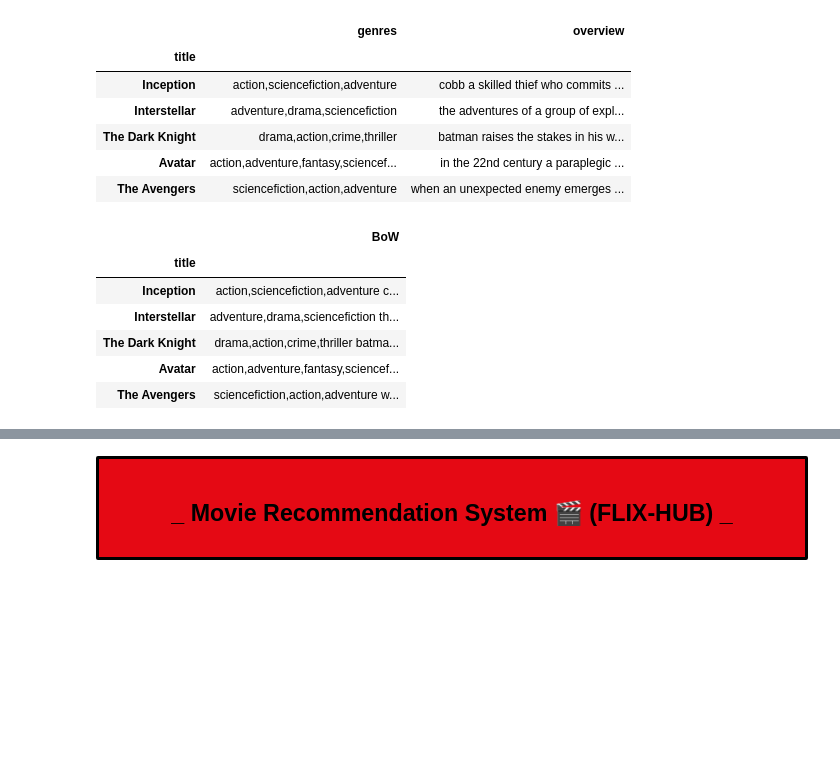
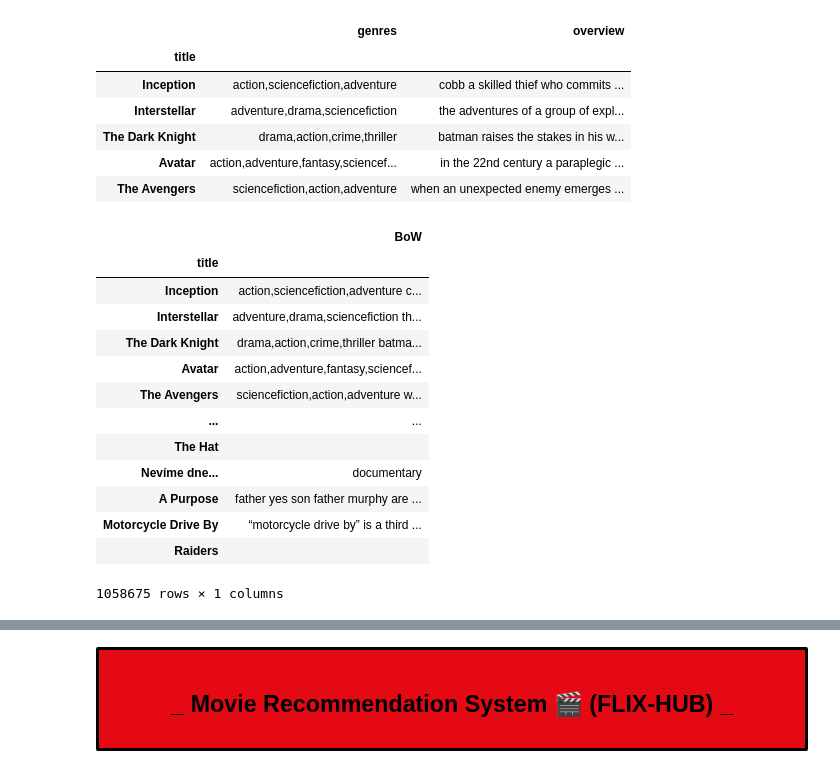
Before and after one commit to fourat-gazzeh/Movie-Recommendation-System, a Jupyter notebook: Model projet Movie Recommandation System/Copy of Movie Recommendation System.ipynb, the cells around one changed output, grey strips where cells are left out. Cells and saved outputs as stored; diff of their text form; code cells hidden in the pictures; blank space fills up the shorter version.

```diff
--- a/Model projet Movie Recommandation System/Copy of Movie Recommendation System.ipynb
+++ b/Model projet Movie Recommandation System/Copy of Movie Recommendation System.ipynb
@@ -29,7 +24,7 @@ from scipy.sparse import save_npz
 import warnings
 warnings.filterwarnings('ignore')
 # %%
-netflix_data = pd.read_csv("/content/drive/MyDrive/Colab Notebooks/Projet Movie Recommendation System/TMDB_movie_dataset_v11.csv")
+netflix_data = pd.read_csv("TMDB_movie_dataset_v11.csv")
 netflix_data.head()
 # %% [output]
 |  | id | title | vote_average | vote_count | status | release_date | revenue | runtime | adult | ... |
@@ -219,12 +249,0 @@ KeyboardInterrupt:
-# %%
-titles = netflix_data['genres'].values
-
-text = ' '.join(titles)
-
-wordcloud = WordCloud(background_color='black', colormap='Reds').generate(text)
-
-plt.figure(figsize=(10, 6))
-plt.imshow(wordcloud, interpolation='bilinear')
-plt.axis('off')
-plt.title('Most Common Words in Descriptions', color='Black')
-plt.show()
@@ -252,7 +269,7 @@ netflix_data
 </div>
 # %%
 new_data = netflix_data[['title', 'genres','overview']]
-new_data.set_index('title', inplace=True)
+movie2idx=pd.Series(new_data.index,index=new_data['title'])
 # %%
 new_data.head()
 # %% [output]
@@ -304,15 +322,22 @@ new_data.head()
 new_data['BoW'] = new_data.apply(lambda row: ' '.join(row.dropna().values), axis=1)
 new_data.drop(new_data.columns[:-1], axis=1, inplace=True)
 # %%
-new_data.head()
+new_data
 # %% [output]
 |  | BoW |
 | title |  |
 | Inception | action,sciencefiction,adventure c... |
 | Interstellar | adventure,drama,sciencefiction th... |
 | The Dark Knight | drama,action,crime,thriller batma... |
 | Avatar | action,adventure,fantasy,sciencef... |
 | The Avengers | sciencefiction,action,adventure w... |
+| ... | ... |
+| The Hat |  |
+| Nevíme dne... | documentary |
+| A Purpose | father yes son father murphy are ... |
+| Motorcycle Drive By | “motorcycle drive by” is a third ... |
+| Raiders |  |
+1058675 rows × 1 columns
 # %%
 tfid = TfidfVectorizer()
 tfid_matrix = tfid.fit_transform(new_data['BoW'])
```
Also changed, not shown: parts of 28 cells of this notebook, 4 other files.
